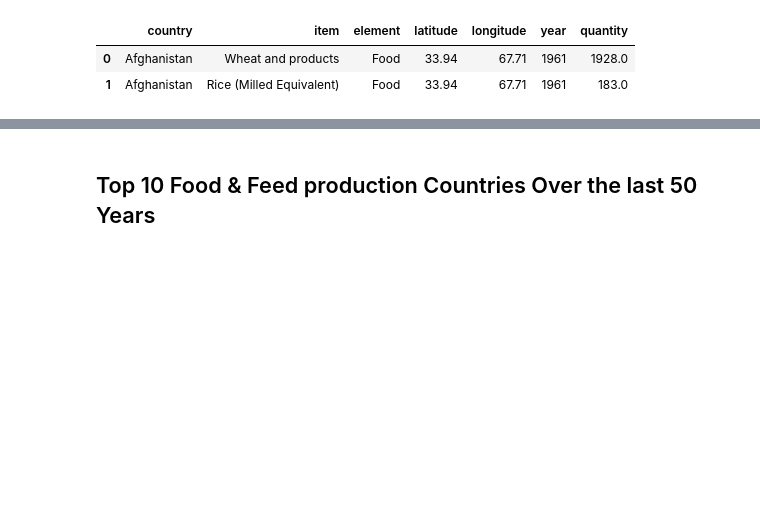
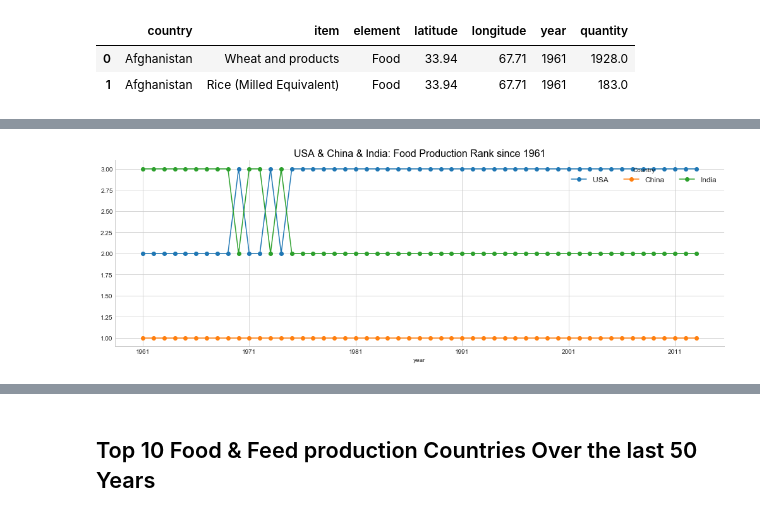
Before and after one commit to H-Nike/Kaggle_project, a Jupyter notebook: Food we Grow/Food we Grow.ipynb, the cells around one changed output, grey strips where cells are left out. Cells and saved outputs as stored; diff of their text form; code cells hidden in the pictures; blank space fills up the shorter version.

```diff
--- a/Food we Grow/Food we Grow.ipynb
+++ b/Food we Grow/Food we Grow.ipynb
@@ -137,14 +84,27 @@ df_food.head()
 # %%
-def top_five_year (data):
+def top_five_year (data,text,a,b):
     d3 = pd.DataFrame(columns = ['year','country','quantity','rank'])
     d1 = data.groupby(['year','country'])['quantity'].sum().reset_index()
     for i in range(1961, 2014):
         d2 = d1[d1.year ==str(i)]
-        d2['rank'] = d2['quantity'].rank(ascending = False,method ='first')
+        d2['rank'] = d2['quantity'].rank(ascending = False,method ='max')
         d2['rank'] = d2['rank'].astype(int)
         d2 = d2[d2['rank'].isin([1,2,3,4,5])]
         d4 = pd.concat([d3,d2])
         d3 = d4
     d3.reset_index(drop=True,inplace=True)
     d3.sort_index(by='rank')
-    return d3
+# Creating a plot
+    f,ax = plt.subplots(figsize=(14,5))
+    title_list = []
+    for i in d3.country.value_counts().index[a:b]:
+        d3[d3.country == i].plot(kind='line',x='year',y='rank',ax=ax,label= i,marker='o')
+        title_list.append(i)
+
+    ax.set_xticklabels(['0','1961','1971','1981','1991','2001','2011'])
+    ax.legend(loc='best',fontsize=12,title ='Country',ncol=3)
+    ax.set_title (title_list[0]+ ' & ' + title_list[1]+ ' & '+ title_list[2]+ ': ' + text +' Production Rank since 1961',
+                  color='black',fontsize=16)
+    sns.despine()
+    plt.tight_layout()
+    return plt.show()
@@ -184,0 +111,4 @@ rank_plot_2(ed_feed,'Feed',4,None)
+# %%
+top_five_year(df_food,'Food',0,3)
+# %% [output]
+[figure, added]
```
Also changed, not shown: parts of 40 cells of this notebook, 3 other files.
